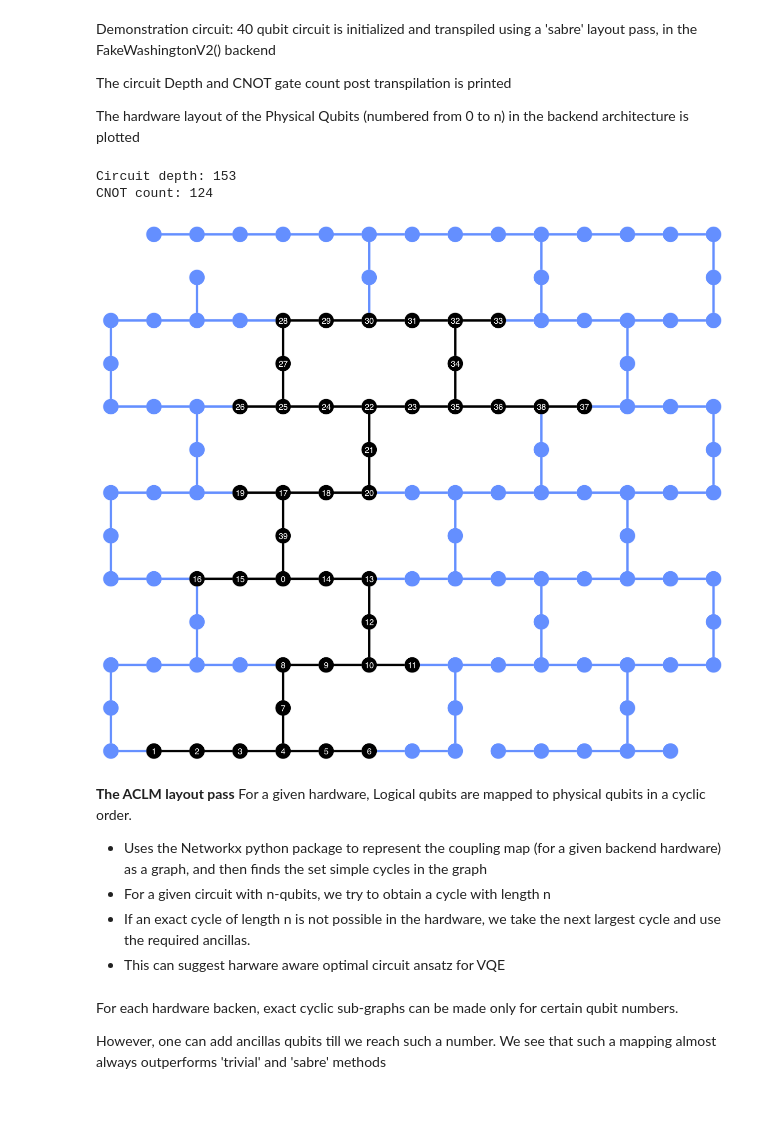
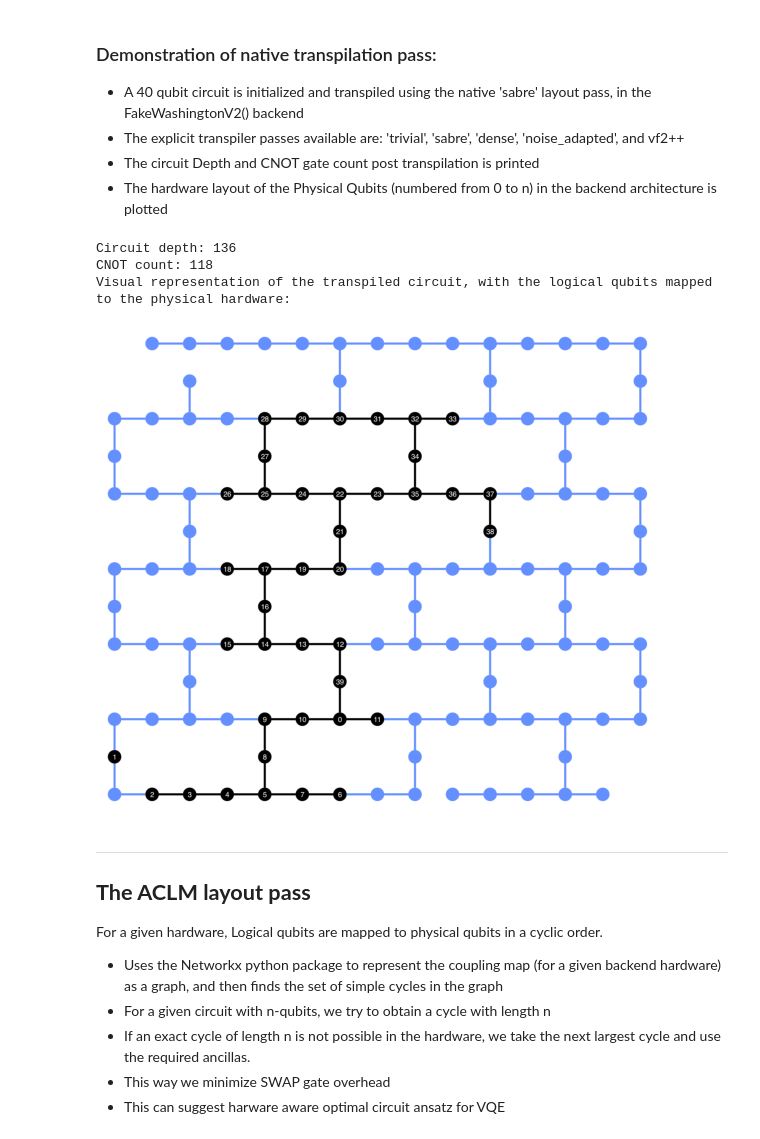
Before and after one commit to rohansrikumar/IBM-qiskit-hackathon-WoQ-2025, a Jupyter notebook: adaptive cyclic layout map.ipynb, the cells around one changed output. Drawn from its saved outputs; the diff is of its cells as text; code cells hidden in the pictures; blank space fills up the shorter version.

```diff
--- a/adaptive cyclic layout map.ipynb
+++ b/adaptive cyclic layout map.ipynb
@@ -54,44 +65,52 @@ qc.draw('mpl',scale=0.6)
 # %% [markdown]
-Demonstration circuit: 40 qubit circuit is initialized and transpiled using a 'sabre' layout pass, in the FakeWashingtonV2() backend
+### Demonstration of native transpilation pass: ###
 
-The circuit Depth and CNOT gate count post transpilation is printed
-
-The hardware layout of the Physical Qubits (numbered from 0 to n) in the backend architecture is plotted
+- A 40 qubit circuit is initialized and transpiled using the native 'sabre' layout pass, in the FakeWashingtonV2() backend
+- The explicit transpiler passes available are: 'trivial', 'sabre', 'dense', 'noise_adapted', and vf2++
+- The circuit Depth and CNOT gate count post transpilation is printed
+- The hardware layout of the Physical Qubits (numbered from 0 to n) in the backend architecture is plotted
 # %%
 #number of qubits
 n=40
 
 #We use a fake backend for demonstration
 backend = fk.FakeWashingtonV2()
 #coupling map of qubits for the given backend hardware
 cm = CouplingMap(backend.configuration().coupling_map)
 
 qc= RealAmplitudes(num_qubits=n,reps=1\
                    ,entanglement='circular',flatten=True)
 
 #transpile  the circuit with a 'sabre' layout pass
 #other transpiler passes like routing, scheduling etc. are system default
 pass_manager = generate_preset_pass_manager(
         optimization_level=2,
         backend=backend,
-        layout_method='sabre',
-        coupling_map=cm)
+        layout_method='sabre')
+        #coupling_map=cm)
 
 transpiled_circ = pass_manager.run(qc)
 
 print("Circuit depth:",transpiled_circ.depth())
 print("CNOT count:",transpiled_circ.count_ops().get("cx", 0))
-plot_circuit_layout(transpiled_circ, backend )
+
+print("Visual representation of the transpiled circuit, with the logical qubits mapped to the physical hardware:")
+fig_sabre=plot_circuit_layout(transpiled_circ, backend,view="virtual")
+fig_sabre.set_size_inches(7, 9)
+fig_sabre
 # %% [output]
-Circuit depth: 153
-CNOT count: 124
+Circuit depth: 136
+CNOT count: 118
+Visual representation of the transpiled circuit, with the logical qubits mapped to the physical hardware:
-[figure, old version]
+[figure, new version]
 # %% [markdown]
-**The ACLM layout pass**
+---
+## **The ACLM layout pass** ##
 For a given hardware, Logical qubits are mapped to physical qubits in a cyclic order.
-- Uses the Networkx python package to represent the coupling map (for a given backend hardware) as a graph, and then finds the set simple cycles in the graph
+- Uses the Networkx python package to represent the coupling map (for a given backend hardware) as a graph, and then finds the set of simple cycles in the graph
 - For a given circuit with n-qubits, we try to obtain a cycle with length n
 - If an exact cycle of length n is not possible in the hardware, we take the next largest cycle and use the required ancillas.
+- This way we minimize SWAP gate overhead
 - This can suggest harware aware optimal circuit ansatz for VQE
 # %%
 
@@ -148,8 +167,4 @@ def adaptive_ring_layout(logical_qubits: int, coupling_map: CouplingMap):
 
 
     return required_qubits, ancilla
-# %% [markdown]
-For each hardware backen, exact cyclic sub-graphs can be made only for certain qubit numbers.
-
-However, one can add ancillas qubits till we reach such a number. We see that such a mapping almost always outperforms 'trivial' and 'sabre' methods
 # %%
```
Also changed, not shown: parts of 13 cells of this notebook.
